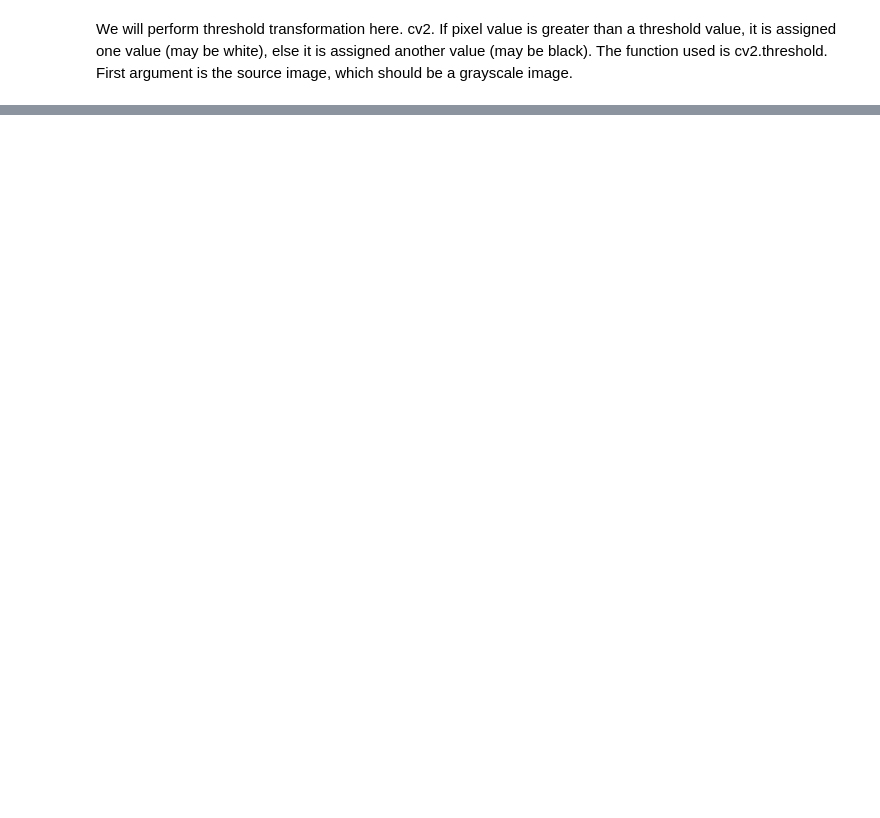
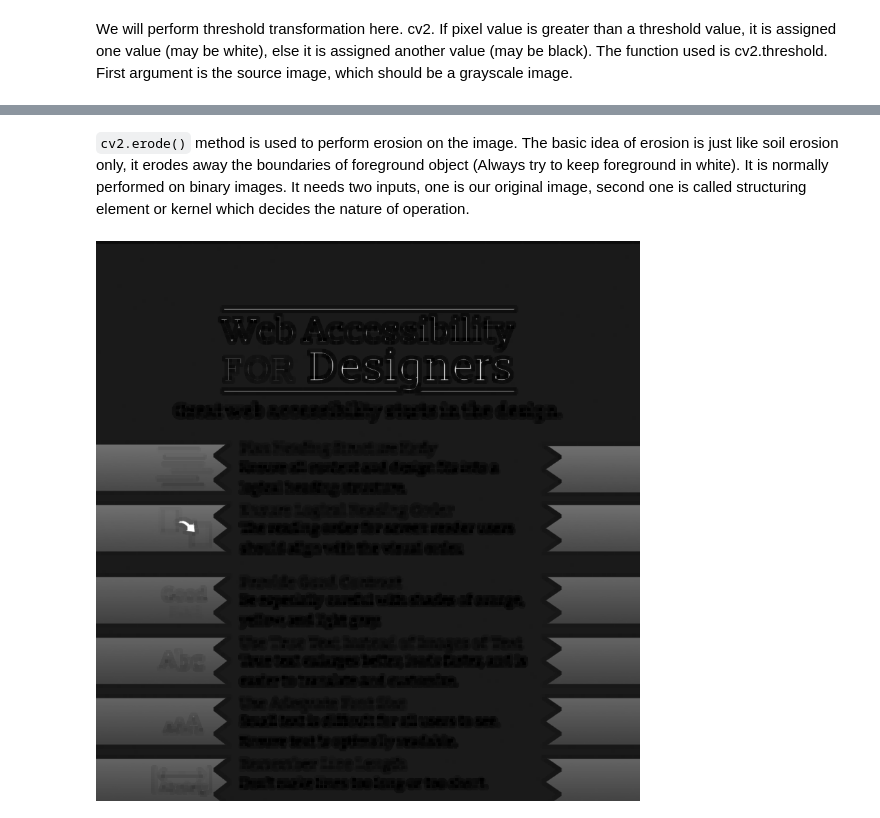
Before and after one commit to KiarashKiani79/Text-Extraction-From-Images-Application, a Jupyter notebook: text_extractor.ipynb, the cells around one changed output, grey strips where cells are left out. Saved outputs shown, nothing was run; the diff lists cells and outputs as text; code cells hidden in the pictures; blank space fills up the shorter version.

```diff
--- a/text_extractor.ipynb
+++ b/text_extractor.ipynb
@@ -158,0 +184,10 @@ Image.fromarray(thresh)
+# %% [markdown]
+ `cv2.erode()` method is used to perform erosion on the image. The basic idea of erosion is just like soil erosion only, it erodes away the boundaries of foreground object (Always try to keep foreground in white). It is normally performed on binary images. It needs two inputs, one is our original image, second one is called structuring element or kernel which decides the nature of operation.
+# %%
+kernel = np.ones((5,5),np.uint8) # 5x5 pixel kernel
+# %%
+# Apply erosion
+eroded = cv2.erode(gray, kernel, iterations = 1)
+Image.fromarray(eroded)
+# %% [output]
+[figure, added]
```
Also changed, not shown: parts of 17 cells of this notebook, 1 other file.
